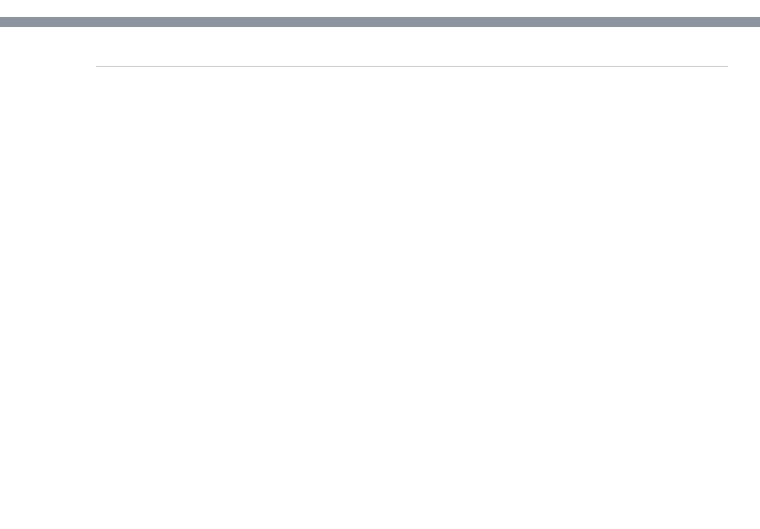
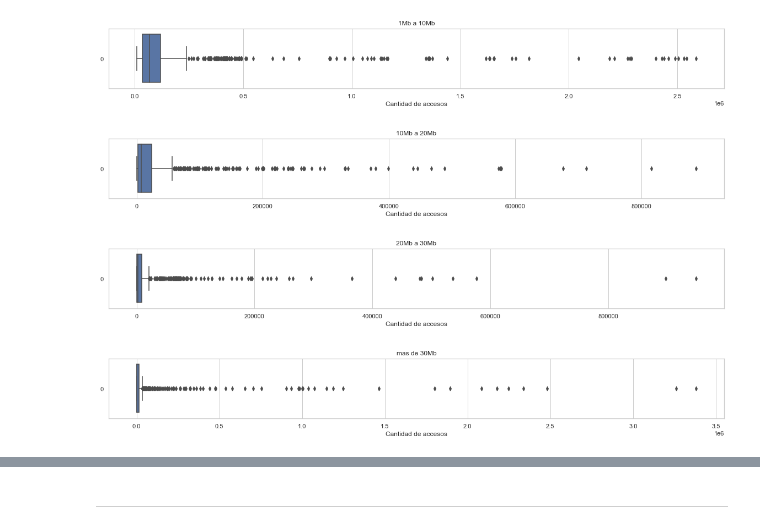
Before and after one commit to Galo0000/Analitics_Proyect, a Jupyter notebook: EDA.ipynb, the cells around one changed output, grey strips where cells are left out. Cells and saved outputs as stored; diff of their text form; code cells hidden in the pictures; blank space fills up the shorter version.

```diff
--- a/EDA.ipynb
+++ b/EDA.ipynb
@@ -106,0 +97,16 @@ dtype: float64
+# %%
+boxplot(df['1Mb a 10Mb'])
+# %% [output]
+[figure, added]
+# %%
+boxplot(df['10Mb a 20Mb'])
+# %% [output]
+[figure, added]
+# %%
+boxplot(df['20Mb a 30Mb'])
+# %% [output]
+[figure, added]
+# %%
+boxplot(df['mas de 30Mb'])
+# %% [output]
+[figure, added]
```
Also changed, not shown: parts of 33 cells of this notebook, 8 other files.
